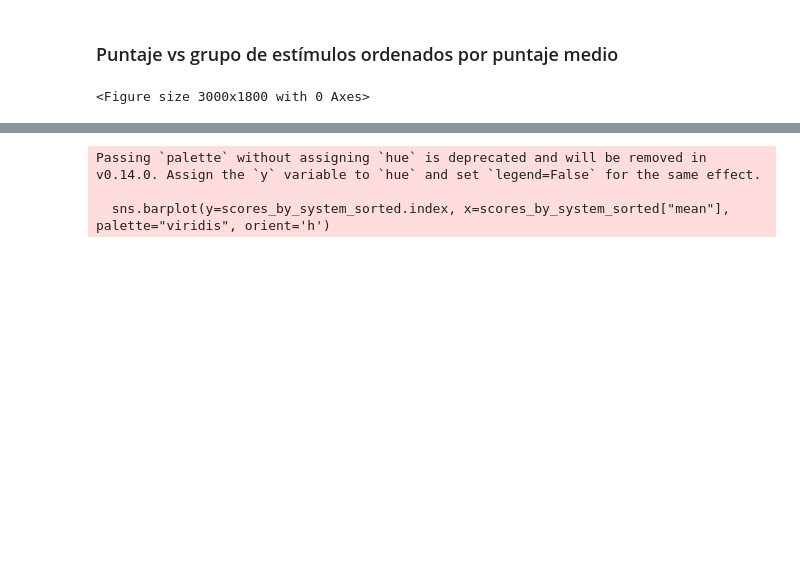
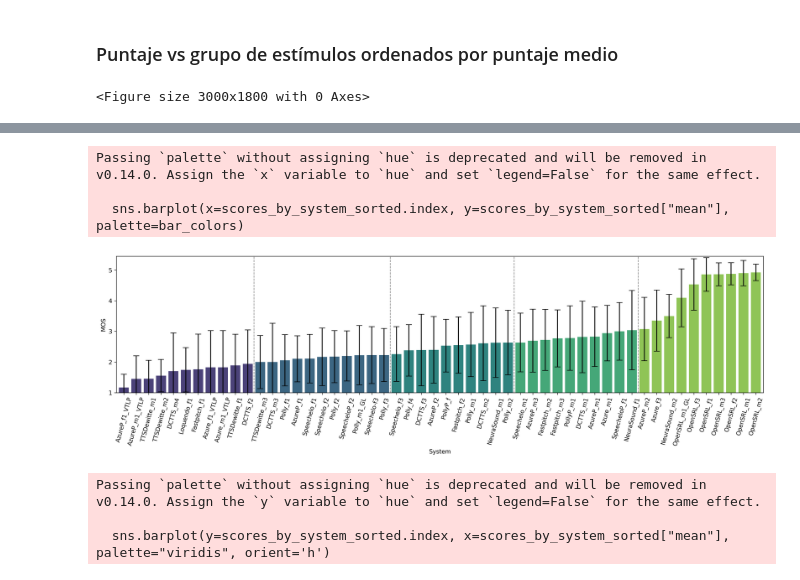
Before and after one commit to asosawelford/tesis, a Jupyter notebook: analysis/exploratory_analysis.ipynb, the cells around one changed output, grey strips where cells are left out. Cells and saved outputs as stored; diff of their text form; code cells hidden in the pictures; blank space fills up the shorter version.

```diff
--- a/analysis/exploratory_analysis.ipynb
+++ b/analysis/exploratory_analysis.ipynb
@@ -432,3 +444,61 @@ Passing `palette` without assigning `hue` is deprecated and will be removed in v
+# %%
+import pandas as pd
+import numpy as np
+import matplotlib.pyplot as plt
+import seaborn as sns
+
+# Load data
+scores_by_system_sorted = pd.read_csv('scores_by_system_sorted.csv')
+scores_by_system_sorted.set_index('stimuli_service', inplace=True)
+
+# Define group sizes
+group_sizes = [11, 11, 10, 10, 10]  # First 2 groups have 11, last 3 have 10
+num_groups = len(group_sizes)
+
+# Define a color palette with five distinct colors
+palette = sns.color_palette("viridis", num_groups)
+
+# Assign colors based on group
+bar_colors = []
+group_start = 0
+for group_idx, size in enumerate(group_sizes):
+    bar_colors.extend([palette[group_idx]] * size)
+    group_start += size
+
+# Plot
+plt.figure(figsize=(16, 5), dpi=300)
+sns.barplot(x=scores_by_system_sorted.index, y=scores_by_system_sorted["mean"], palette=bar_colors)
+
+# Add standard deviation as error bars
+plt.errorbar(x=range(len(scores_by_system_sorted)),
+             y=scores_by_system_sorted["mean"],
+             yerr=scores_by_system_sorted["std"],
+             fmt='none', ecolor='black', capsize=5)
+
+plt.xlabel("System")
+plt.ylabel("MOS")
+plt.ylim(1, 5.45)
+plt.yticks(np.arange(1, 6, 1))
+
+# Rotate x labels
+plt.xticks(ticks=range(len(scores_by_system_sorted)),
+           labels=scores_by_system_sorted.index,
+           rotation=75, ha="center")
+
+# Add vertical separators between groups
+cumulative_sizes = np.cumsum(group_sizes)
+for split in cumulative_sizes[:-1]:  # Ignore last as it would go outside
+    plt.axvline(split - 0.5, color='gray', linestyle='--', linewidth=1)
+
+# Reduce excess space
+plt.xlim(-0.6, len(scores_by_system_sorted) - 0.4)
+
+plt.show()
+# %% [output]
+Passing `palette` without assigning `hue` is deprecated and will be removed in v0.14.0. Assign the `x` variable to `hue` and set `legend=False` for the same effect.
+
+  sns.barplot(x=scores_by_system_sorted.index, y=scores_by_system_sorted["mean"], palette=bar_colors)
+[figure, added]
 # %%
 import matplotlib.pyplot as plt
 import seaborn as sns
```
Also changed, not shown: parts of 1 cell of this notebook, 9 other files.
